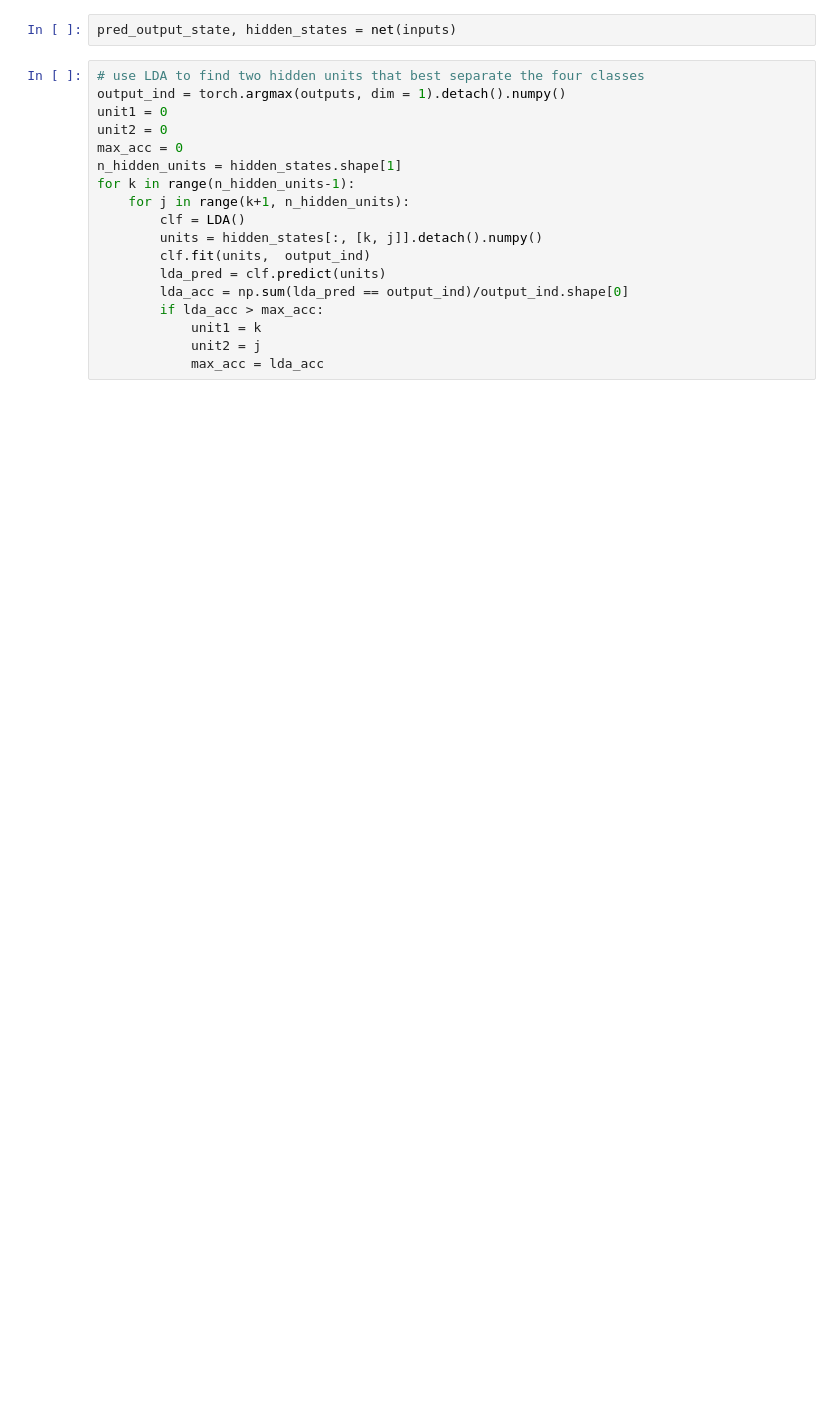
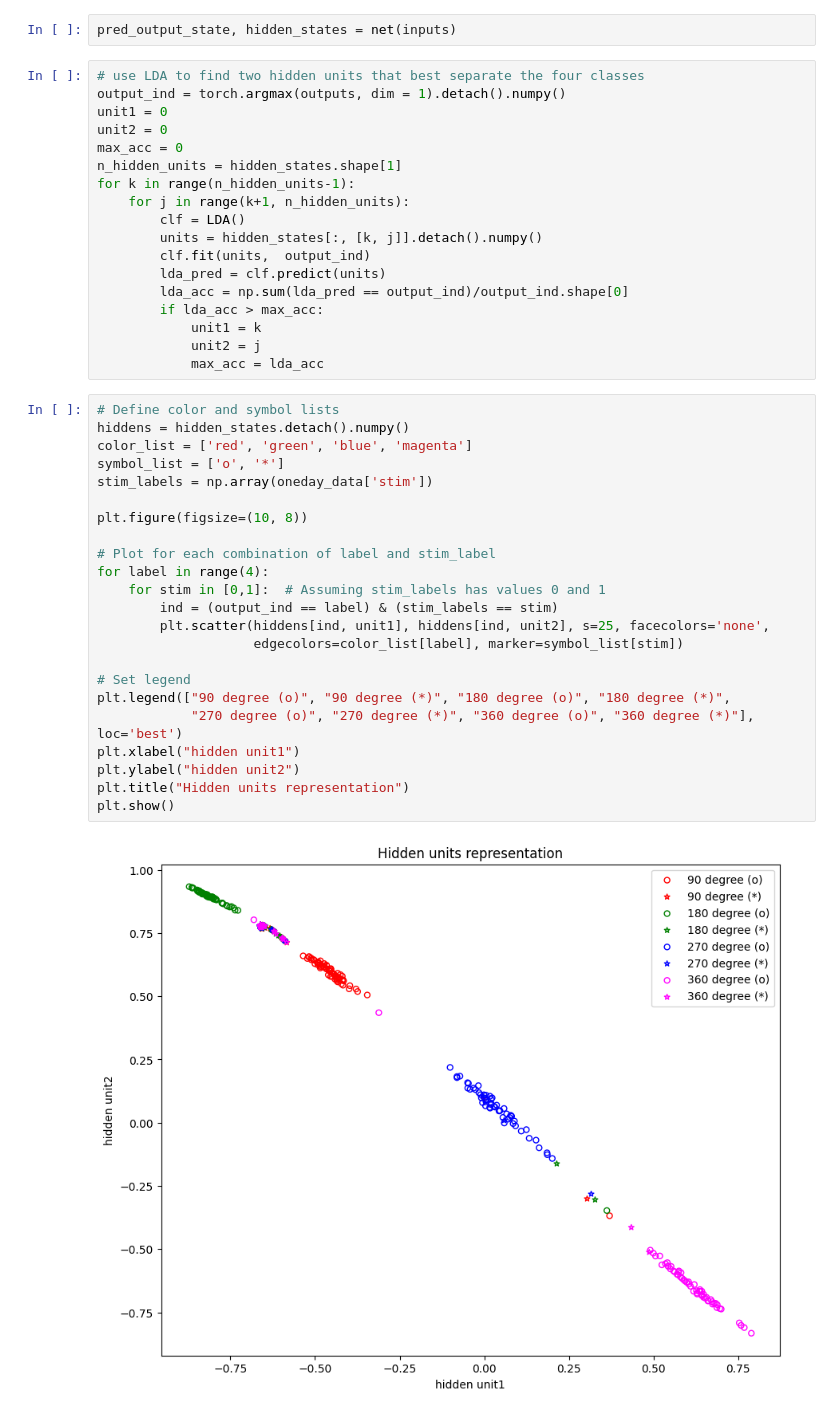
Before and after one commit to jzhou33/ECoG_Reach_ML, a Jupyter notebook: rnn_classification_NS.ipynb, the cells around one changed output. Cells and saved outputs as stored; diff of their text form; blank space fills up the shorter version.

```diff
--- a/rnn_classification_NS.ipynb
+++ b/rnn_classification_NS.ipynb
@@ -278,4 +277,29 @@ for k in range(n_hidden_units-1):
             unit1 = k
             unit2 = j
             max_acc = lda_acc
+# %%
+# Define color and symbol lists
+hiddens = hidden_states.detach().numpy()
+color_list = ['red', 'green', 'blue', 'magenta']
+symbol_list = ['o', '*']
+stim_labels = np.array(oneday_data['stim'])
+
+plt.figure(figsize=(10, 8))
+
+# Plot for each combination of label and stim_label
+for label in range(4):
+    for stim in [0,1]:  # Assuming stim_labels has values 0 and 1
+        ind = (output_ind == label) & (stim_labels == stim)
+        plt.scatter(hiddens[ind, unit1], hiddens[ind, unit2], s=25, facecolors='none',
+                    edgecolors=color_list[label], marker=symbol_list[stim])
+
+# Set legend
+plt.legend(["90 degree (o)", "90 degree (*)", "180 degree (o)", "180 degree (*)",
+            "270 degree (o)", "270 degree (*)", "360 degree (o)", "360 degree (*)"], loc='best')
+plt.xlabel("hidden unit1")
+plt.ylabel("hidden unit2")
+plt.title("Hidden units representation")
+plt.show()
+# %% [output]
+[figure, added]
 # %%
```
Also changed, not shown: parts of 8 cells of this notebook, 2 other files.
